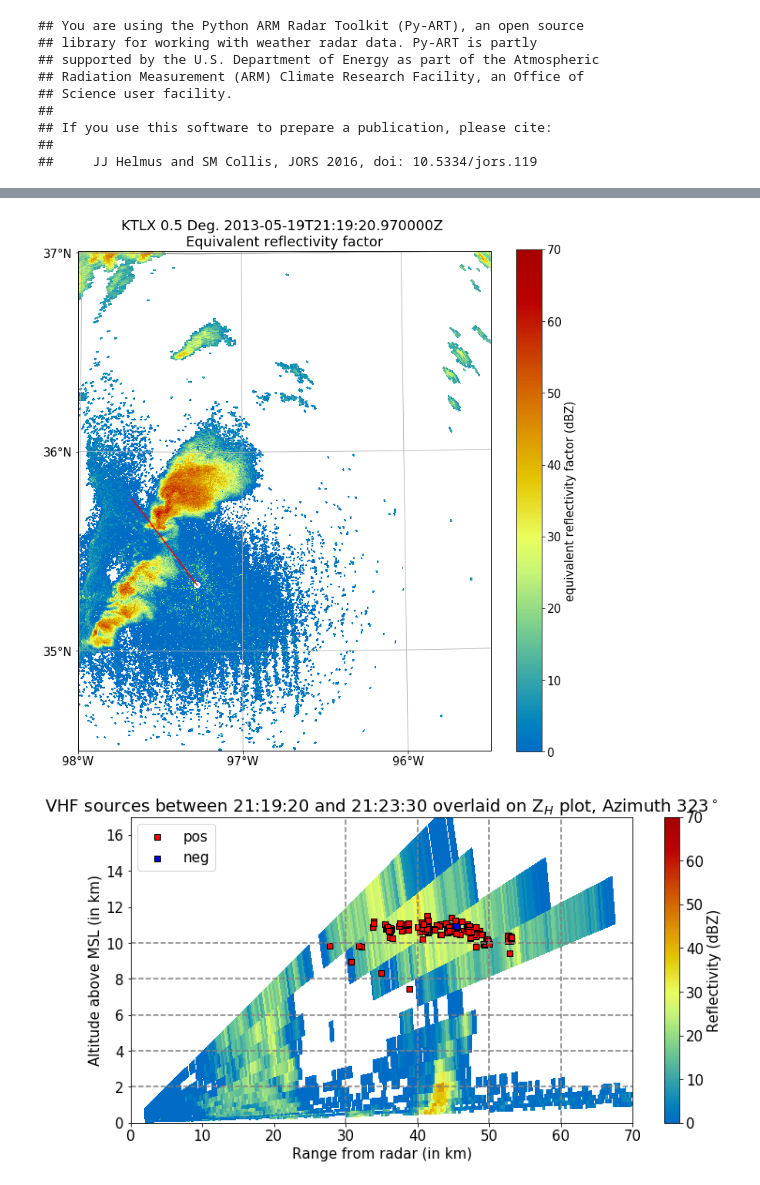
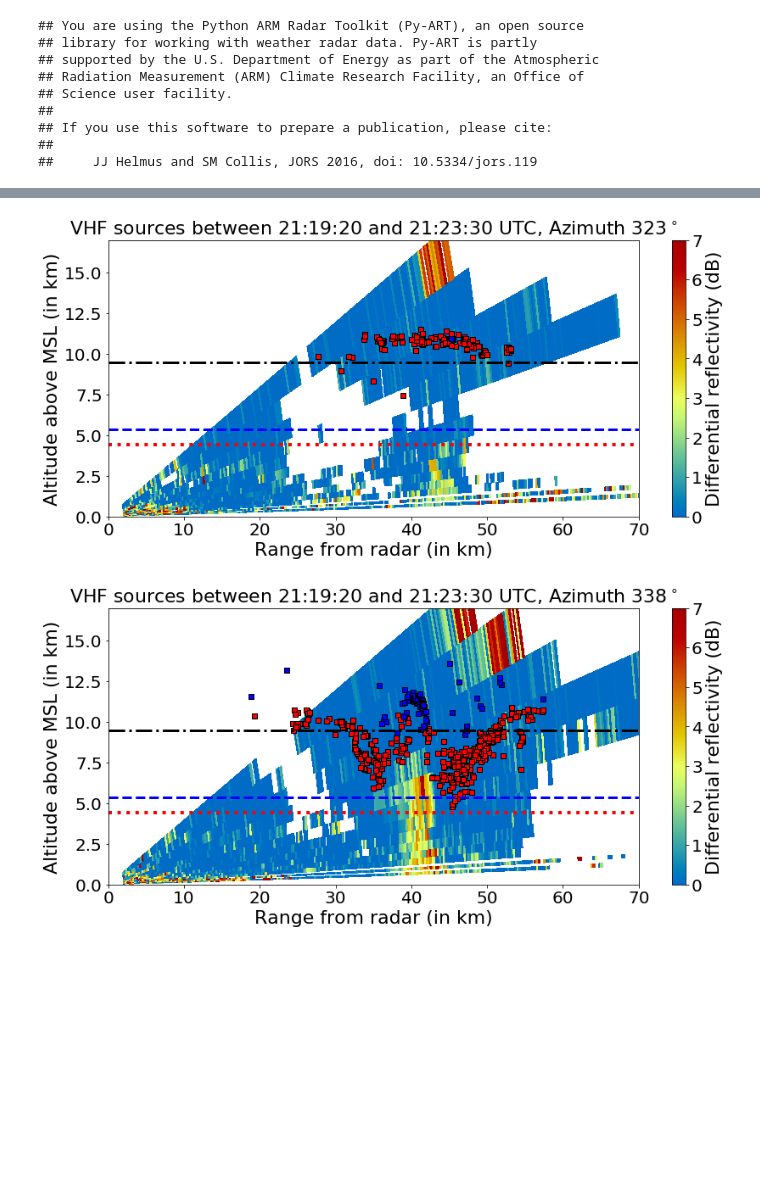
Before and after one commit to gewitterblitz/may19_2013_obs_analysis, a Jupyter notebook: notebooks/STB_MWR_2020_Figure14.ipynb, the cells around one changed output, grey strips where cells are left out. Saved outputs shown, nothing was run; the diff lists cells and outputs as text; code cells hidden in the pictures; blank space fills up the shorter version.

```diff
--- a/notebooks/STB_MWR_2020_Figure14.ipynb
+++ b/notebooks/STB_MWR_2020_Figure14.ipynb
@@ -172,28 +361,12 @@ for f in files_rad_interest:
     display = pyart.graph.RadarMapDisplay(radar)
 
     az_range = [323, 338, 349]
-
     for azimuth in az_range:
 
-        fig = plt.figure(figsize=(12, 12))
-
-        endx, endy = plot_point((0, 0), azimuth, 60)
-
-        display.plot_ppi_map(
-            "reflectivity",
-            vmin=0,
-            vmax=70,
-            min_lon=-98,
-            max_lon=-95.5,
-            min_lat=34.5,
-            max_lat=37,
-        )
-        display.plot_line_xy([0, endx], [0, endy])
-
-        plt.show()
+#         fig = plt.figure(figsize=(12, 12))
 
         data, x, y, z = display._get_azimuth_rhi_data_x_y_z(
-            "reflectivity",
+            "differential_reflectivity",
             azimuth,
             edges=True,
             mask_tuple=None,
@@ -275,43 +448,48 @@ for f in files_rad_interest:
         R_pos = np.sqrt((pos_x[idx_pos] / 1000.0) ** 2 + (pos_y[idx_pos] / 1000.0) ** 2)
         R_neg = np.sqrt((neg_x[idx_neg] / 1000.0) ** 2 + (neg_y[idx_neg] / 1000.0) ** 2)
 
-        fig = plt.figure(figsize=(12, 6))
-        zh = plt.pcolormesh(R, z, data, vmin=0, vmax=70, cmap="pyart_HomeyerRainbow")
+        fig = plt.figure(figsize=(14, 6))
+        zdr = plt.pcolormesh(R, z, data, vmin=0, vmax=7, cmap="pyart_HomeyerRainbow")
 
         plt.scatter(
             R_pos,
             pos_charge_alt[idx_pos] / 1000.0,
             c="r",
             marker="s",
             label="pos",
             edgecolors="k",
         )
         plt.scatter(
             R_neg,
             neg_charge_alt[idx_neg] / 1000.0,
             c="b",
             marker="s",
             label="neg",
             edgecolors="k",
         )
 
+        plt.axhline(y=4.436,linestyle='dotted',linewidth=4,c='r',label='0$^{\circ}$C')
+        plt.axhline(y=5.376,linestyle='dashed',linewidth=3,c='b',label='-10$^{\circ}$C')
+        plt.axhline(y=9.490,linestyle='dashdot',linewidth=3,c='k',label='-40$^{\circ}$C')
+
         plt.xlabel("Range from radar (in km)")
         plt.ylabel("Altitude above MSL (in km)")
-        for j in [2, 4, 6, 8, 10]:
-            plt.axhline(y=j, color="gray", linestyle="--")
-        for k in [30, 40, 50, 60]:
-            plt.axvline(x=k, color="gray", linestyle="--")
+#         for j in [2, 4, 6, 8, 10]:
+#             plt.axhline(y=j, color="gray", linestyle="--")
+#         for k in [30, 40, 50, 60]:
+#             plt.axvline(x=k, color="gray", linestyle="--")
 
         # plt.axhline(y = 8 ,color='k',linestyle='--')
         plt.title(
-            "VHF sources between %s and %s overlaid on Z$_{H}$ plot, Azimuth %s$^\circ$"
+            "VHF sources between %s and %s UTC, Azimuth %s$^\circ$"
             % (sec2time(interval_left1)[0:8], sec2time(interval_right2)[0:8], azimuth)
         )
         plt.xlim(0, 70)
         plt.ylim(0, 17)
-        plt.legend(loc="best")
-        plt.colorbar(mappable=zh, label="Reflectivity (dBZ)")
+#         plt.legend(loc="best")
+        plt.colorbar(mappable=zdr, label="Differential reflectivity (dB)")
+
         plt.show()
 # %% [output]
-[figure, old version]
+[figure, new version]
-[figure, old version]
+[figure, new version]
```
Also changed, not shown: parts of 10 cells of this notebook, 23 other files.
